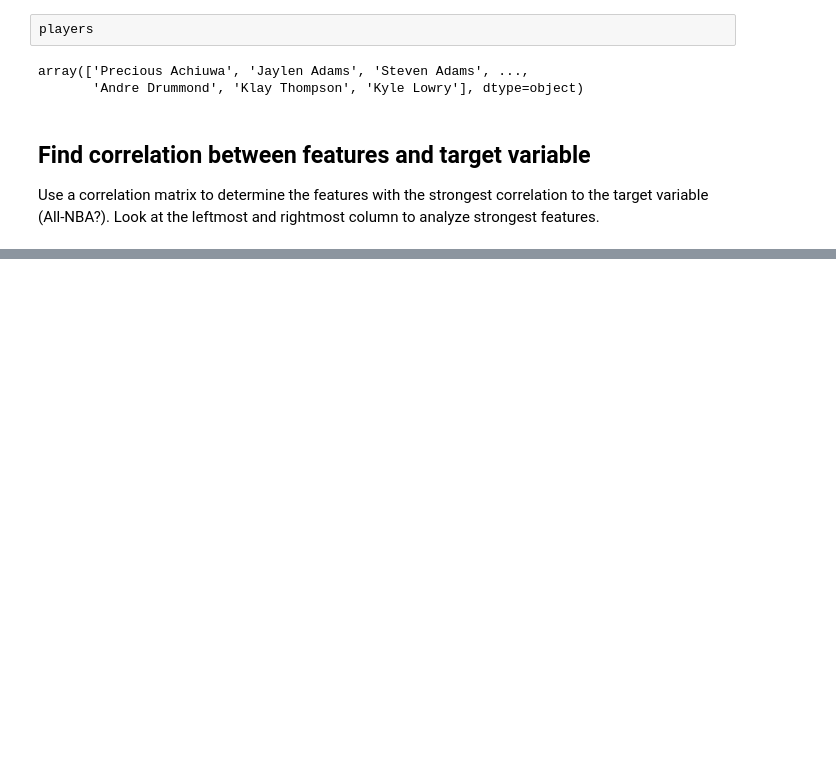
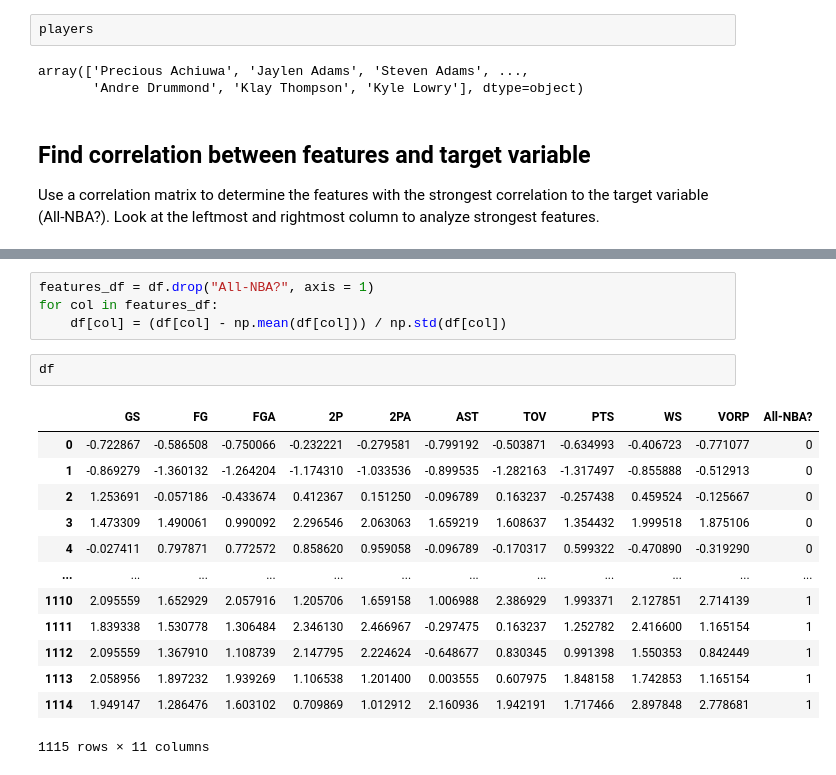
Before and after one commit to alihuss1017/All-NBA-Classifier, a Jupyter notebook: allnbapred.ipynb, the cells around one changed output, grey strips where cells are left out. Saved outputs shown, nothing was run; the diff lists cells and outputs as text; blank space fills up the shorter version.

```diff
--- a/allnbapred.ipynb
+++ b/allnbapred.ipynb
@@ -76,0 +148,20 @@ dataSet.corr()
+# %%
+features_df = df.drop("All-NBA?", axis = 1)
+for col in features_df:
+    df[col] = (df[col] - np.mean(df[col])) / np.std(df[col])
+# %%
+df
+# %% [output]
+|  | GS | FG | FGA | 2P | 2PA | AST | TOV | PTS | WS | VORP | All-NBA? |
+| 0 | -0.722867 | -0.586508 | -0.750066 | -0.232221 | -0.279581 | -0.799192 | -0.503871 | -0.634993 | -0.406723 | -0.771077 | 0 |
+| 1 | -0.869279 | -1.360132 | -1.264204 | -1.174310 | -1.033536 | -0.899535 | -1.282163 | -1.317497 | -0.855888 | -0.512913 | 0 |
+| 2 | 1.253691 | -0.057186 | -0.433674 | 0.412367 | 0.151250 | -0.096789 | 0.163237 | -0.257438 | 0.459524 | -0.125667 | 0 |
+| 3 | 1.473309 | 1.490061 | 0.990092 | 2.296546 | 2.063063 | 1.659219 | 1.608637 | 1.354432 | 1.999518 | 1.875106 | 0 |
+| 4 | -0.027411 | 0.797871 | 0.772572 | 0.858620 | 0.959058 | -0.096789 | -0.170317 | 0.599322 | -0.470890 | -0.319290 | 0 |
+| ... | ... | ... | ... | ... | ... | ... | ... | ... | ... | ... | ... |
+| 1110 | 2.095559 | 1.652929 | 2.057916 | 1.205706 | 1.659158 | 1.006988 | 2.386929 | 1.993371 | 2.127851 | 2.714139 | 1 |
+| 1111 | 1.839338 | 1.530778 | 1.306484 | 2.346130 | 2.466967 | -0.297475 | 0.163237 | 1.252782 | 2.416600 | 1.165154 | 1 |
+| 1112 | 2.095559 | 1.367910 | 1.108739 | 2.147795 | 2.224624 | -0.648677 | 0.830345 | 0.991398 | 1.550353 | 0.842449 | 1 |
+| 1113 | 2.058956 | 1.897232 | 1.939269 | 1.106538 | 1.201400 | 0.003555 | 0.607975 | 1.848158 | 1.742853 | 1.165154 | 1 |
+| 1114 | 1.949147 | 1.286476 | 1.603102 | 0.709869 | 1.012912 | 2.160936 | 1.942191 | 1.717466 | 2.897848 | 2.778681 | 1 |
+1115 rows × 11 columns
```
Also changed, not shown: parts of 35 cells of this notebook.
